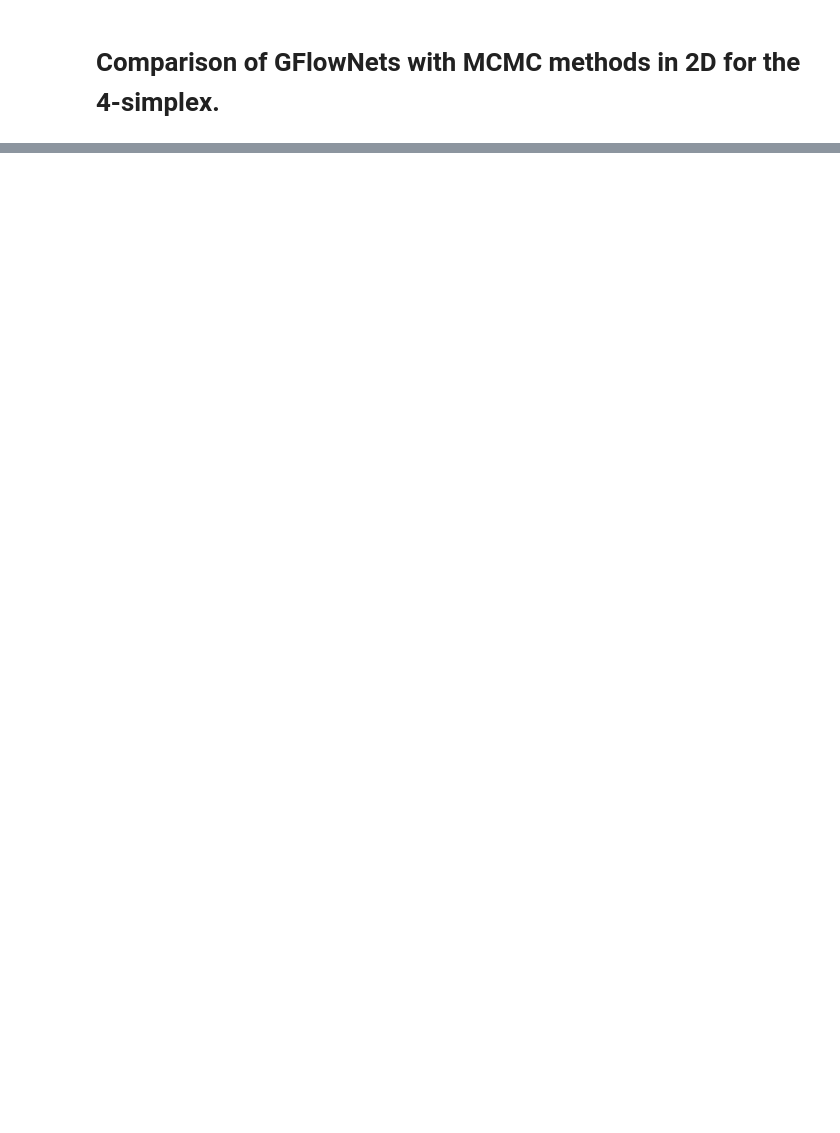
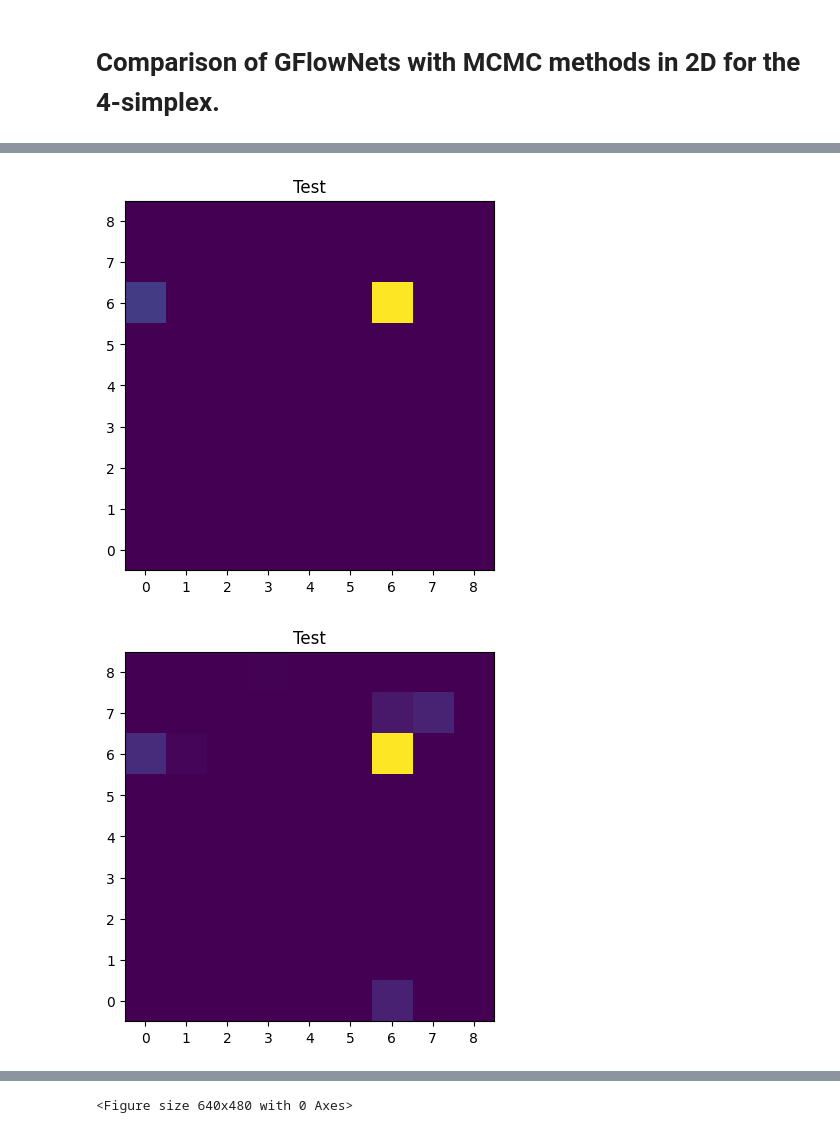
Before and after one commit to JosephRRB/torchgfn_spinfoams, a Jupyter notebook: notebooks/Comparison with MCMC 2D.ipynb, the cells around one changed output, grey strips where cells are left out. Drawn from its saved outputs; the diff is of its cells as text; code cells hidden in the pictures; blank space fills up the shorter version.

```diff
--- a/notebooks/Comparison with MCMC 2D.ipynb
+++ b/notebooks/Comparison with MCMC 2D.ipynb
@@ -36,0 +95,28 @@ plt.scatter(xdata, ydata, c='r', label='data')
+# %%
+dir = "../data/2DComparison/iterations_1000_batch_size_100_burnin_0_sigma_0.8/j_4/draws/"
+
+fileNumber = 0
+
+for file in Path(dir).glob("**/*draw*"):
+    fileNumber += 1
+
+
+
+axis = np.arange(gridLength)
+
+for file in Path(dir).glob("**/*draw*"):
+    df = np.genfromtxt(file, delimiter=',', skip_header=1)
+    df = np.array(df)
+    data = np.zeros(shape=(gridLength, gridLength))
+    for i in range(df.shape[0]):
+        data[int(df[i, 0]), int(df[i, 1])] += df[i, 2]
+    plt.xticks(axis, labels=axis.astype(str))
+    plt.yticks(axis, labels=axis.astype(str))
+    plt.imshow(data, cmap='viridis')
+    plt.gca().set_title("Test")
+    plt.gca().invert_yaxis()
+    plt.show()
+    plt.clf()
+# %% [output]
+[figure, added]
+[figure, added]
@@ -36,0 +131 @@ plt.scatter(xdata, ydata, c='r', label='data')
+<Figure size 640x480 with 0 Axes>
```
Also changed, not shown: parts of 9 cells of this notebook, 1 other file.
